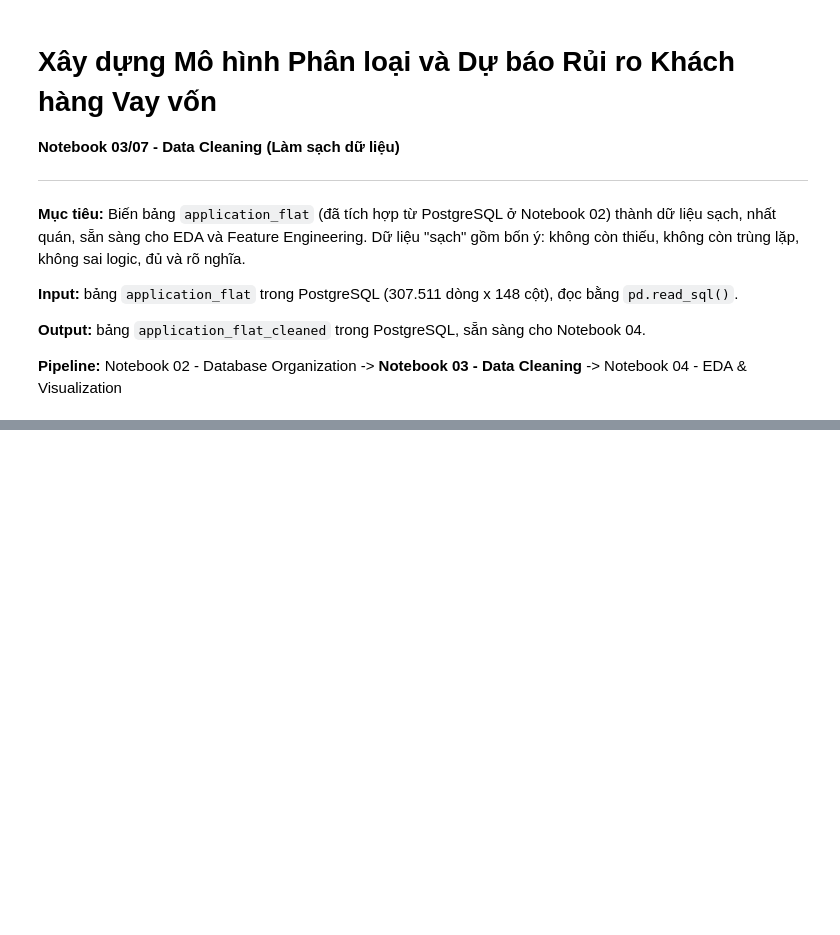
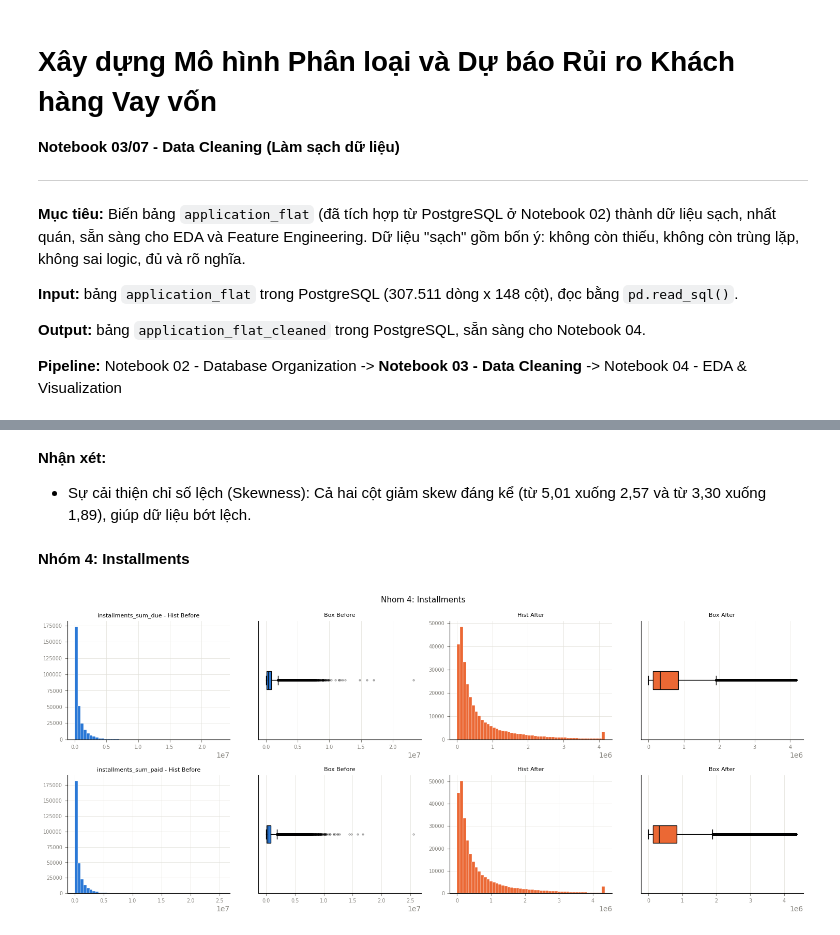
Before and after one commit to thanhhung9720001-collab/credit-risk-classifier, a Jupyter notebook: notebooks/03_data_cleaning.ipynb, the cells around one changed output, grey strips where cells are left out. Drawn from its saved outputs; the diff is of its cells as text; code cells hidden in the pictures; blank space fills up the shorter version.

```diff
--- a/notebooks/03_data_cleaning.ipynb
+++ b/notebooks/03_data_cleaning.ipynb
@@ -729,0 +543,9 @@ Kiểm tra shape và sk_id_curr sau khi lưu: OK
+# %% [markdown]
+**Nhận xét:**
+* Sự cải thiện chỉ số lệch (Skewness): Cả hai cột giảm skew đáng kể (từ 5,01 xuống 2,57 và từ 3,30 xuống 1,89), giúp dữ liệu bớt lệch.
+# %% [markdown]
+**Nhóm 4: Installments**
+# %%
+plot_before_after(['installments_sum_due', 'installments_sum_paid'], 'Nhom 4: Installments')
+# %% [output]
+[figure, added]
```
Also changed, not shown: parts of 166 cells of this notebook.
